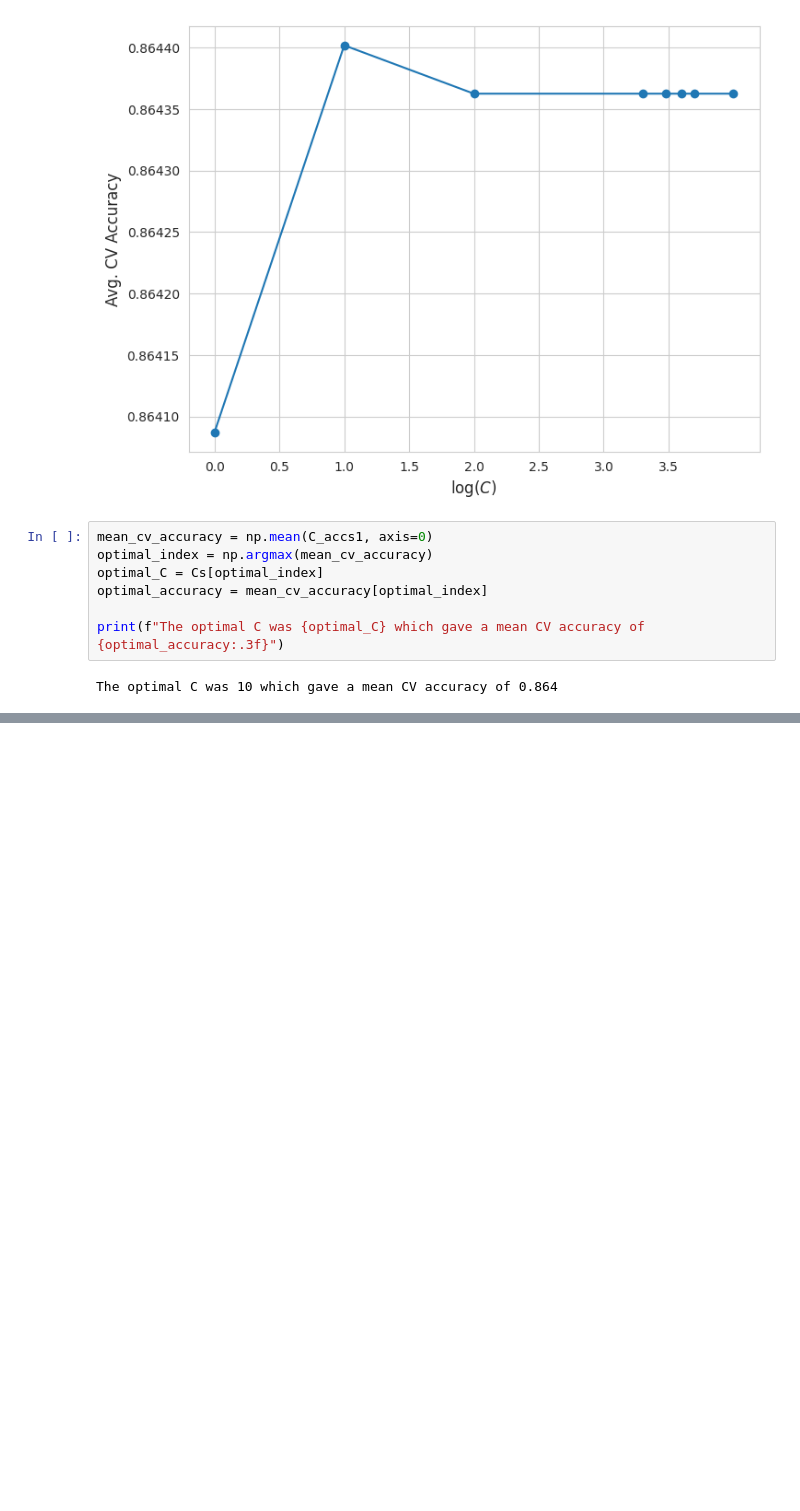
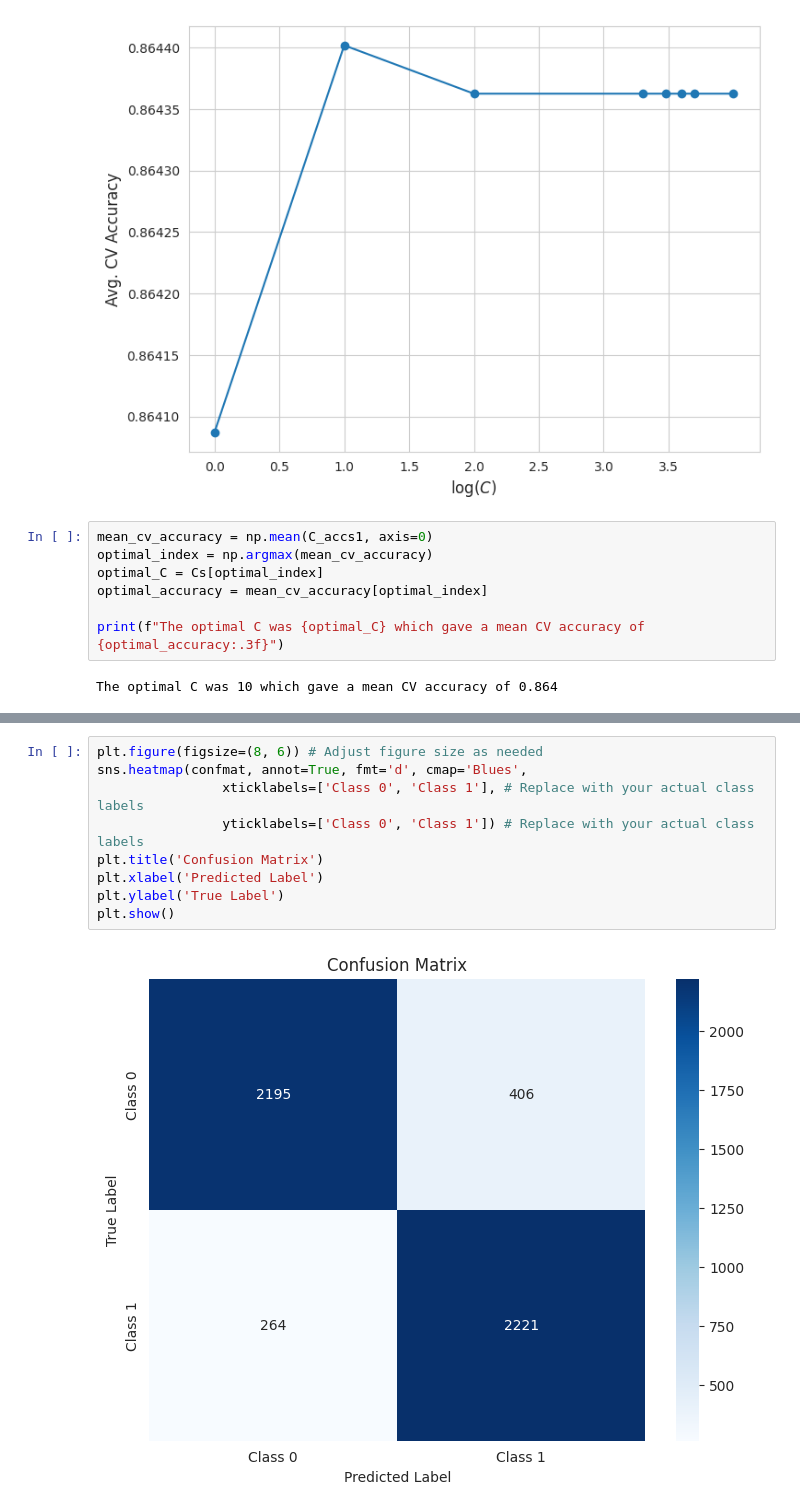
Before and after one commit to Daniel-Milanes/WikiShield, a Jupyter notebook: Models/Paul-svctest.ipynb, the cells around one changed output, grey strips where cells are left out. Cells and saved outputs as stored; diff of their text form; blank space fills up the shorter version.

```diff
--- a/Models/Paul-svctest.ipynb
+++ b/Models/Paul-svctest.ipynb
@@ -173,3 +173,14 @@ Classification Report:
     accuracy                         0.8683      5086
    macro avg     0.8690    0.8688    0.8683      5086
 weighted avg     0.8696    0.8683    0.8682      5086
+# %%
+plt.figure(figsize=(8, 6)) # Adjust figure size as needed
+sns.heatmap(confmat, annot=True, fmt='d', cmap='Blues',
+                xticklabels=['Class 0', 'Class 1'], # Replace with your actual class labels
+                yticklabels=['Class 0', 'Class 1']) # Replace with your actual class labels
+plt.title('Confusion Matrix')
+plt.xlabel('Predicted Label')
+plt.ylabel('True Label')
+plt.show()
+# %% [output]
+[figure, added]
```
Also changed, not shown: parts of 1 cell of this notebook.
